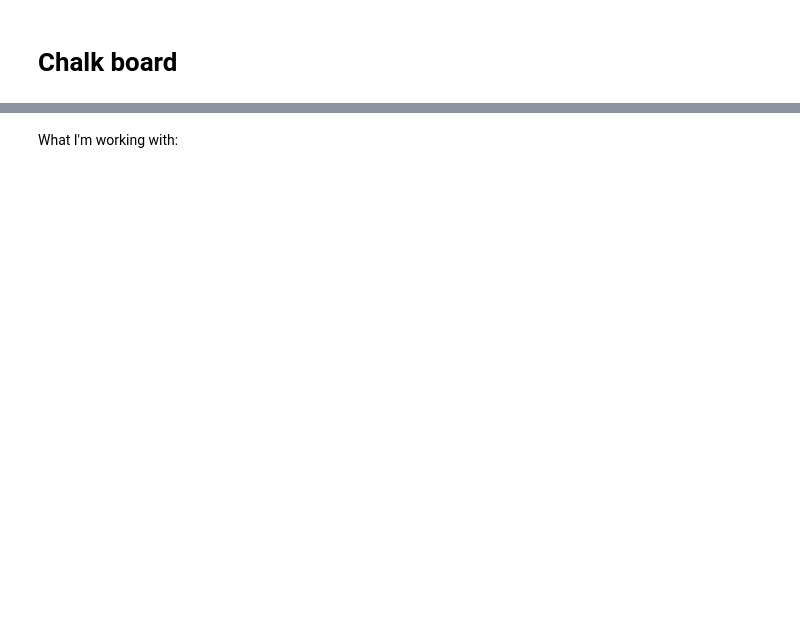
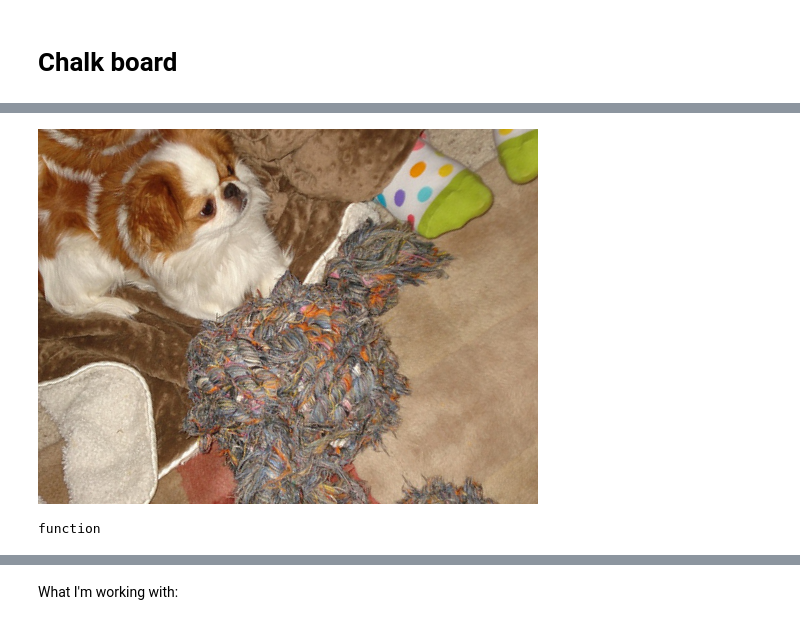
Before and after one commit to mccallion/rory, a Jupyter notebook: _20200820_bboxes_pt2_single_img_cls.ipynb, the cells around one changed output, grey strips where cells are left out. Saved outputs shown, nothing was run; the diff lists cells and outputs as text; code cells hidden in the pictures; blank space fills up the shorter version.

```diff
--- a/_20200820_bboxes_pt2_single_img_cls.ipynb
+++ b/_20200820_bboxes_pt2_single_img_cls.ipynb
@@ -186,0 +307,14 @@ pnt_tdl.show_batch(max_n=9)
+# %%
+aug = ShiftScaleRotate(p=1)
+def aug_tfm(img):
+    np_img = np.array(img)
+    aug_img = aug(image=np_img)['image']
+    return PILImage.create(aug_img)
+# %%
+aug_tfm(img)
+# %% [output]
+[figure, added]
+# %%
+type(aug_tfm)
+# %% [output]
+function
```
Also changed, not shown: parts of 39 cells of this notebook, 1 other file.
